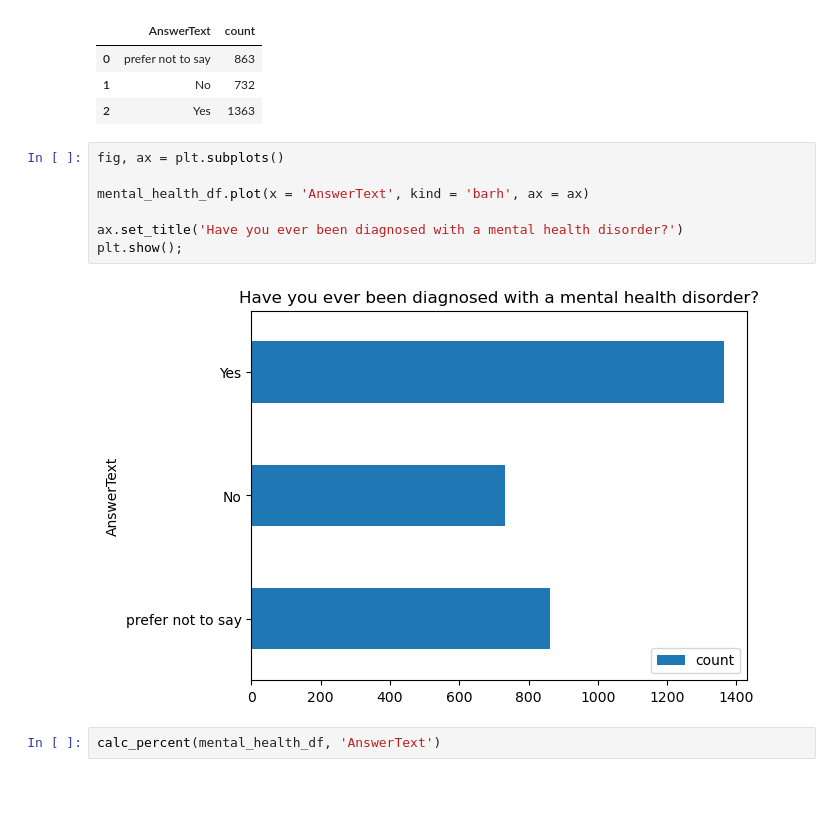
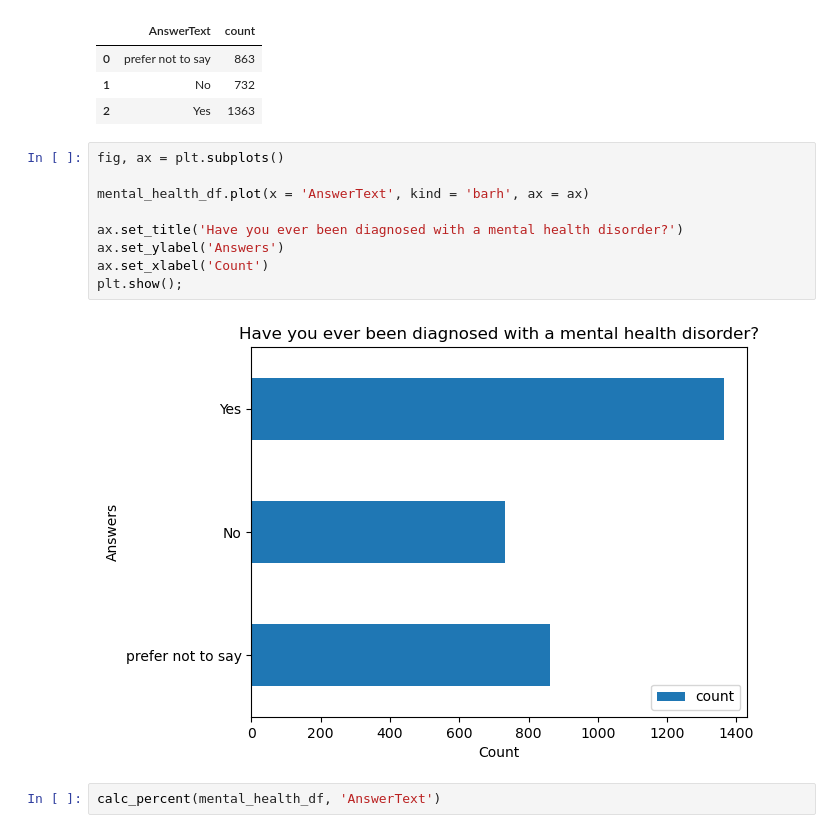
Before and after one commit to Djohnson1313/mental_health_sql, a Jupyter notebook: mental_health_analysis.ipynb, the cells around one changed output. Drawn from its saved outputs; the diff is of its cells as text; blank space fills up the shorter version.

```diff
--- a/mental_health_analysis.ipynb
+++ b/mental_health_analysis.ipynb
@@ -656,12 +706,14 @@ mental_health_df
 # %%
 fig, ax = plt.subplots()
 
 mental_health_df.plot(x = 'AnswerText', kind = 'barh', ax = ax)
 
 ax.set_title('Have you ever been diagnosed with a mental health disorder?')
+ax.set_ylabel('Answers')
+ax.set_xlabel('Count')
 plt.show();
 # %% [output]
-[figure, old version]
+[figure, new version]
 # %%
 calc_percent(mental_health_df, 'AnswerText')
 # %% [output]
```
Also changed, not shown: parts of 18 cells of this notebook.
